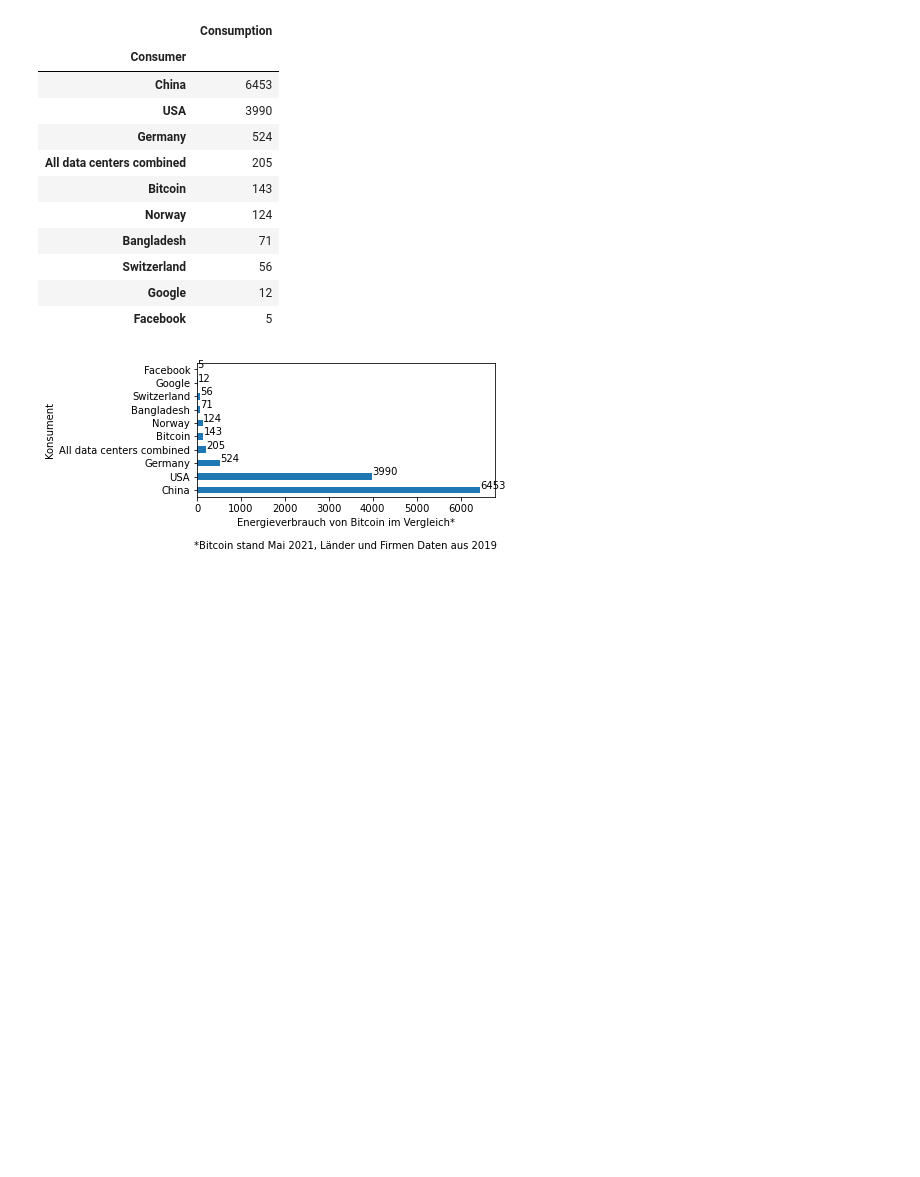
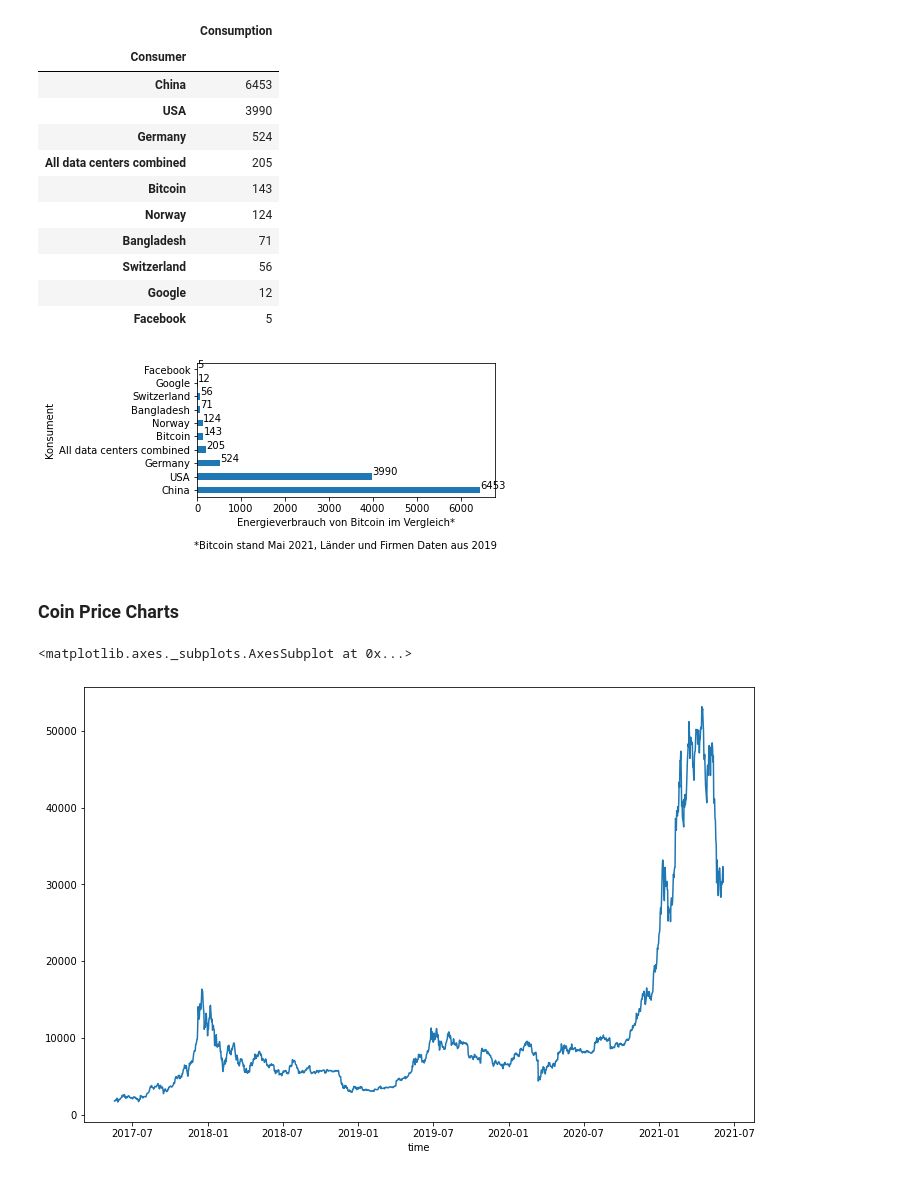
Before and after one commit to Hannes5612/crypto_essay, a Jupyter notebook: Top10Graph.ipynb, the cells around one changed output. Drawn from its saved outputs; the diff is of its cells as text; code cells hidden in the pictures; blank space fills up the shorter version.

```diff
--- a/Top10Graph.ipynb
+++ b/Top10Graph.ipynb
@@ -56,3 +58,15 @@ for i, v in enumerate(x):
 plt.savefig('./images/energyconsume.pdf')
 # %% [output]
 [figure]
+# %% [markdown]
+### Coin Price Charts
+# %%
+bitcoin_price_df = pd.read_csv('btceur.csv')
+bitcoin_price_df['time'] = pd.to_datetime(bitcoin_price_df['time'],unit='ms').dt.date
+bitcoin_price_df = bitcoin_price_df.drop_duplicates(subset=['time'], keep='first')
+bitcoin_price_df = bitcoin_price_df.set_index('time')
+# %%
+bitcoin_price_df['low'].plot(figsize=(12,8))
+# %% [output]
+<matplotlib.axes._subplots.AxesSubplot at 0x...>
+[figure, added]
```
Also changed, not shown: parts of 10 cells of this notebook, 18 other files.
